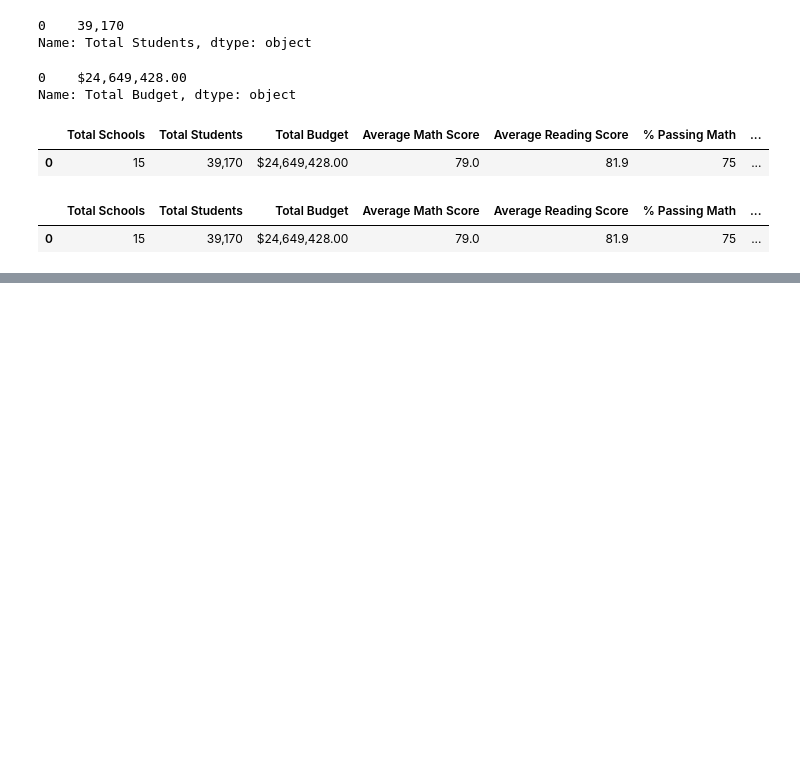
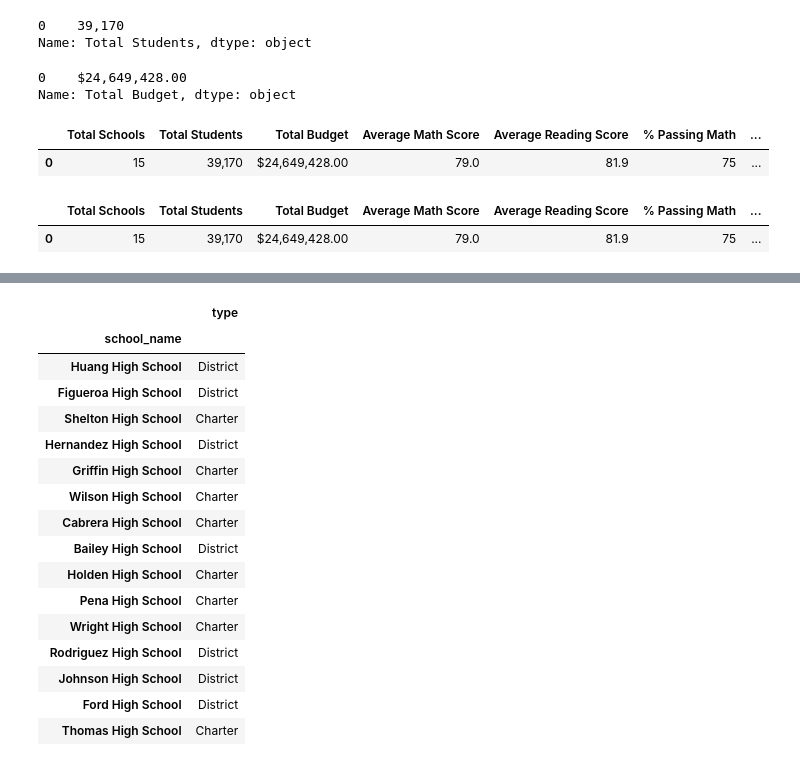
Before and after one commit to pmoores/School_District_Analysis, a Jupyter notebook: PyCitySchools.ipynb, the cells around one changed output, grey strips where cells are left out. Cells and saved outputs as stored; diff of their text form; code cells hidden in the pictures; blank space fills up the shorter version.

```diff
--- a/PyCitySchools.ipynb
+++ b/PyCitySchools.ipynb
@@ -372,3 +372,8 @@ district_summary_df
 # %% [output]
 |  | Total Schools | Total Students | Total Budget | Average Math Score | Average Reading Score | % Passing Math | ... |
 | 0 | 15 | 39,170 | $24,649,428.00 | 79.0 | 81.9 | 75 | ... |
+# %%
+# 4.8.1 Create a new school DataFrame with the Index as school_name and "School Type" as the first column
+# Determine the school type
+per_school_types = school_data_df.set_index(["school_name"])["type"]
+per_school_types
@@ -374,0 +398,22 @@ district_summary_df
+# %%
+# Add per_school_types in a DataFrame for testing
+df = pd.DataFrame(per_school_types)
+df
+# %% [output]
+|  | type |
+| school_name |  |
+| Huang High School | District |
+| Figueroa High School | District |
+| Shelton High School | Charter |
+| Hernandez High School | District |
+| Griffin High School | Charter |
+| Wilson High School | Charter |
+| Cabrera High School | Charter |
+| Bailey High School | District |
+| Holden High School | Charter |
+| Pena High School | Charter |
+| Wright High School | Charter |
+| Rodriguez High School | District |
+| Johnson High School | District |
+| Ford High School | District |
+| Thomas High School | Charter |
```
Also changed, not shown: parts of 18 cells of this notebook.
